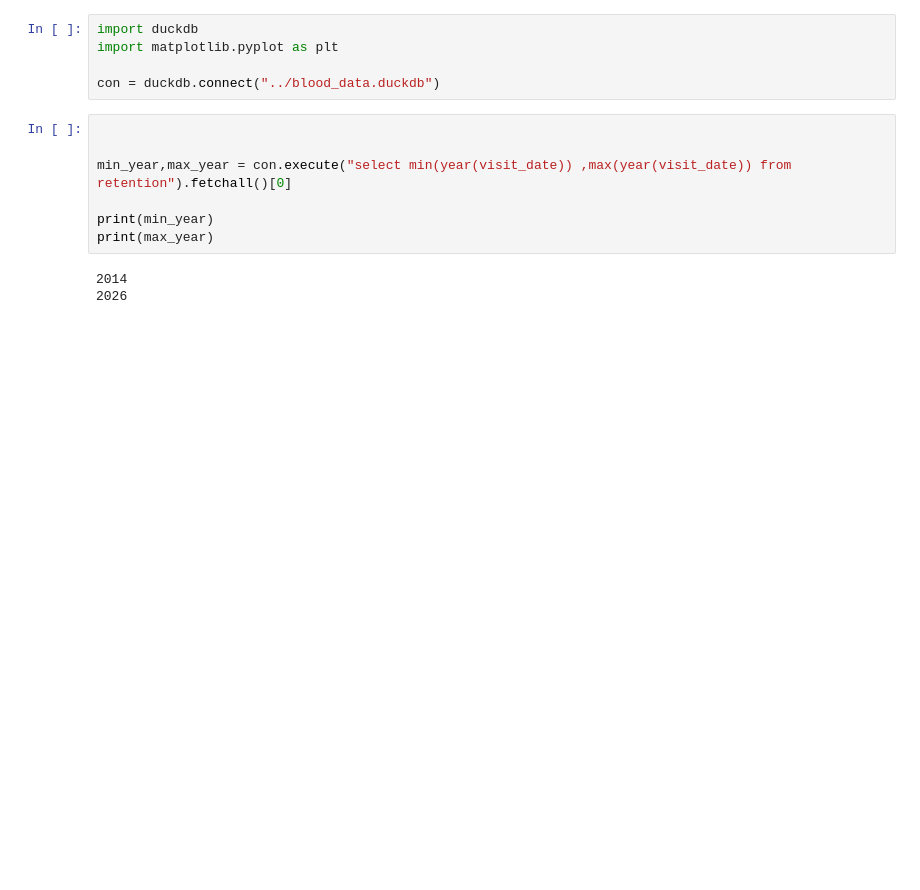
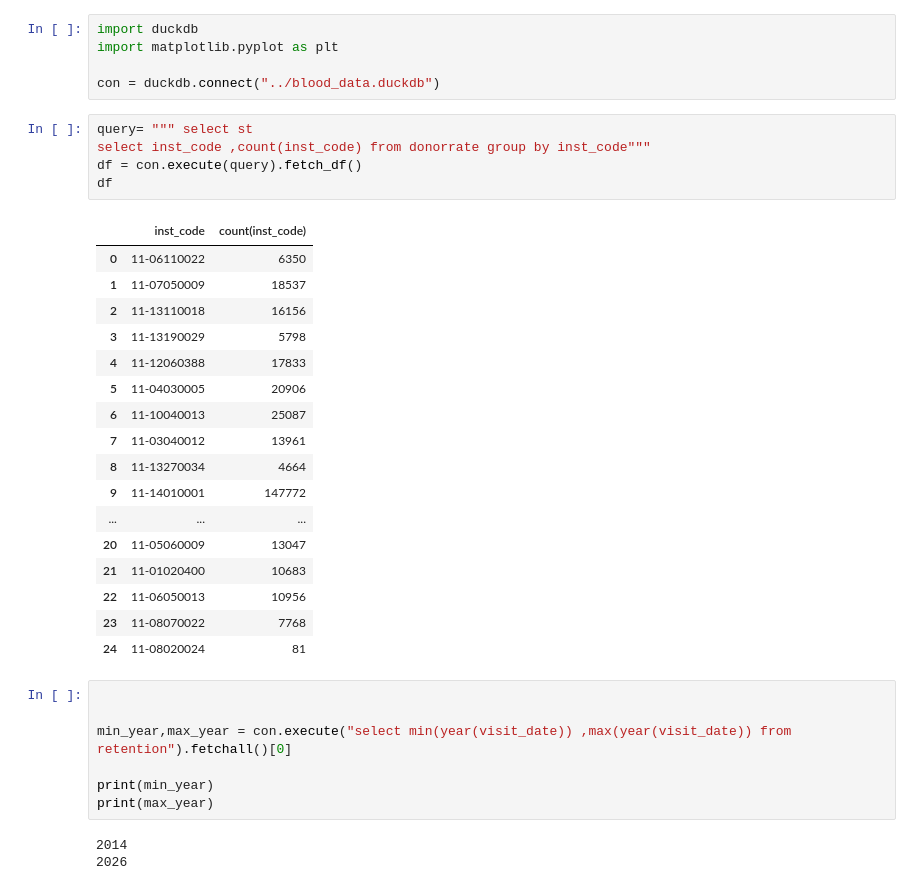
Before and after one commit to amaknabil/etl-blood-donation, a Jupyter notebook: eda/retention_eda.ipynb, the cells around one changed output. Drawn from its saved outputs; the diff is of its cells as text; blank space fills up the shorter version.

```diff
--- a/eda/retention_eda.ipynb
+++ b/eda/retention_eda.ipynb
@@ -3,6 +3,29 @@ import duckdb
 import matplotlib.pyplot as plt
 
 con = duckdb.connect("../blood_data.duckdb")
+# %%
+query= """ select st
+select inst_code ,count(inst_code) from donorrate group by inst_code"""
+df = con.execute(query).fetch_df()
+df
+# %% [output]
+|  | inst_code | count(inst_code) |
+| 0 | 11-06110022 | 6350 |
+| 1 | 11-07050009 | 18537 |
+| 2 | 11-13110018 | 16156 |
+| 3 | 11-13190029 | 5798 |
+| 4 | 11-12060388 | 17833 |
+| 5 | 11-04030005 | 20906 |
+| 6 | 11-10040013 | 25087 |
+| 7 | 11-03040012 | 13961 |
+| 8 | 11-13270034 | 4664 |
+| 9 | 11-14010001 | 147772 |
+| ... | ... | ... |
+| 20 | 11-05060009 | 13047 |
+| 21 | 11-01020400 | 10683 |
+| 22 | 11-06050013 | 10956 |
+| 23 | 11-08070022 | 7768 |
+| 24 | 11-08020024 | 81 |
 # %%
 
 
```
Also changed, not shown: 3 other files.
